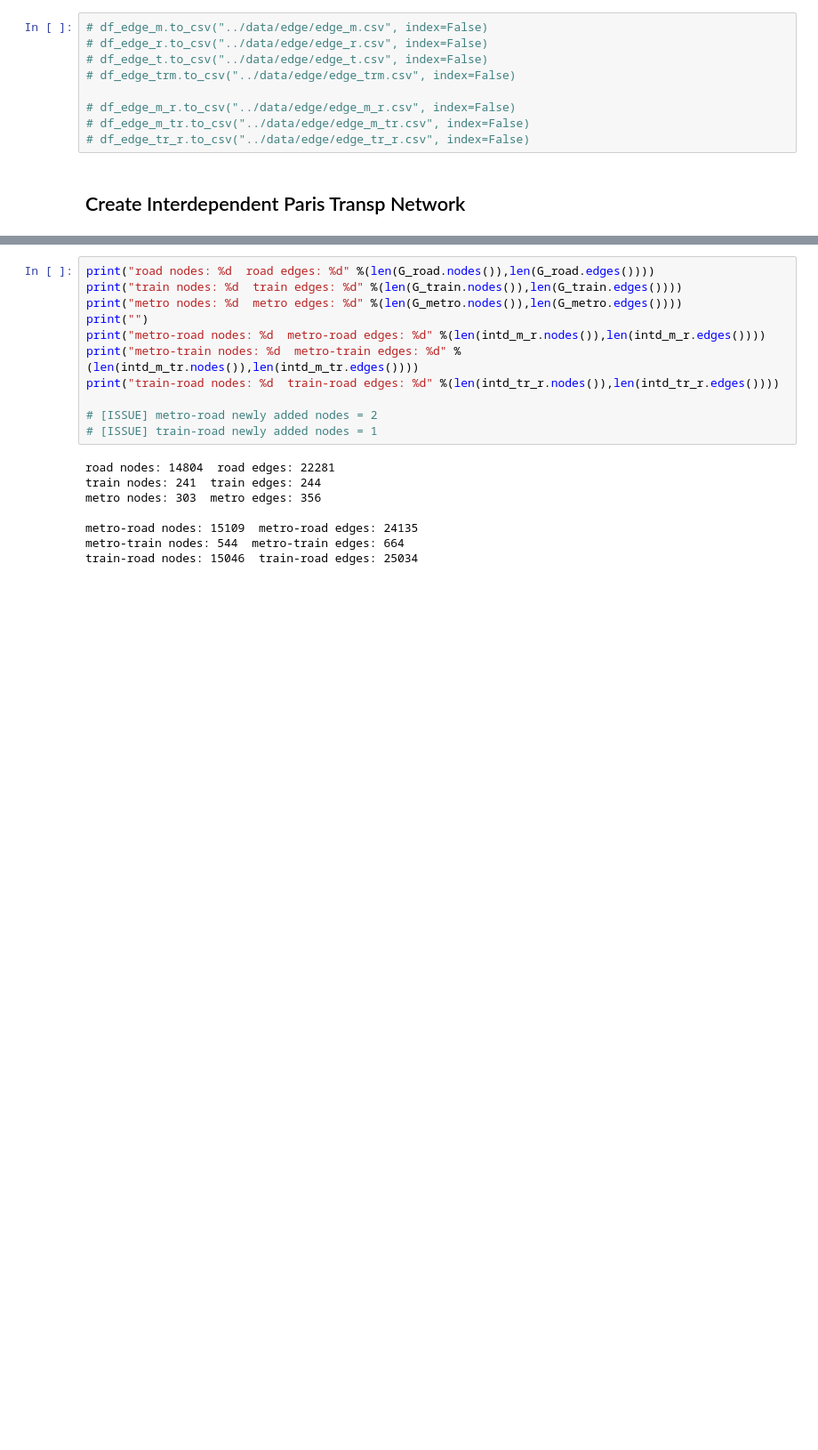
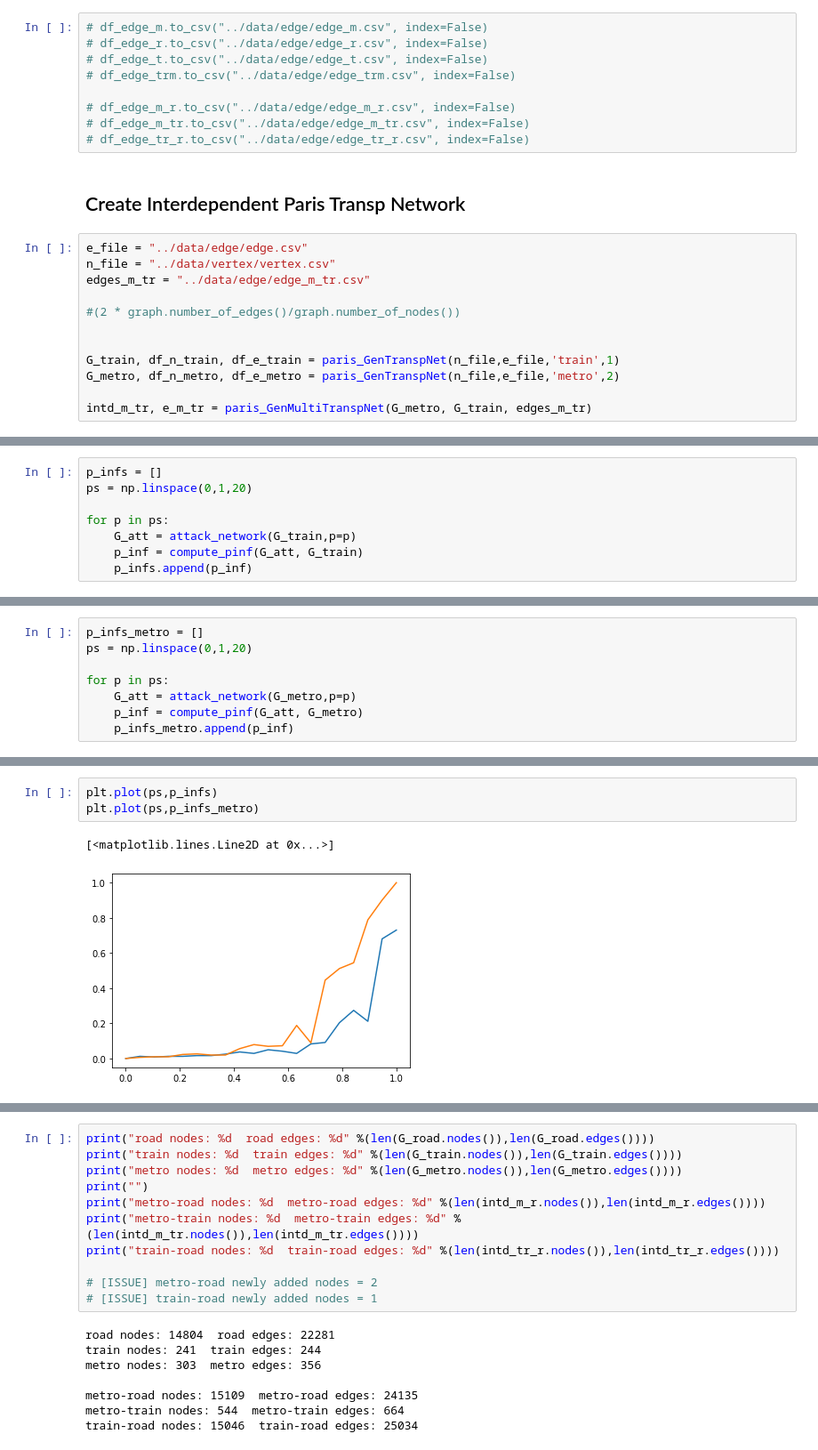
Before and after one commit to pbonazzi/network-cascade-failure, a Jupyter notebook: notebooks/gen_realnet.ipynb, the cells around one changed output, grey strips where cells are left out. Shown at 89% size. Drawn from its saved outputs; the diff is of its cells as text; blank space fills up the shorter version.

```diff
--- a/notebooks/gen_realnet.ipynb
+++ b/notebooks/gen_realnet.ipynb
@@ -95,3 +97,15 @@ train-road edges:  (2509, 8)
 # df_edge_tr_r.to_csv("../data/edge/edge_tr_r.csv", index=False)
 # %% [markdown]
 ## Create Interdependent Paris Transp Network
+# %%
+e_file = "../data/edge/edge.csv"
+n_file = "../data/vertex/vertex.csv"
+edges_m_tr = "../data/edge/edge_m_tr.csv"
+
+#(2 * graph.number_of_edges()/graph.number_of_nodes())
+
+
+G_train, df_n_train, df_e_train = paris_GenTranspNet(n_file,e_file,'train',1)
+G_metro, df_n_metro, df_e_metro = paris_GenTranspNet(n_file,e_file,'metro',2)
+
+intd_m_tr, e_m_tr = paris_GenMultiTranspNet(G_metro, G_train, edges_m_tr)
@@ -97,0 +143,8 @@ train-road edges:  (2509, 8)
+# %%
+p_infs = []
+ps = np.linspace(0,1,20)
+
+for p in ps:
+    G_att = attack_network(G_train,p=p)
+    p_inf = compute_pinf(G_att, G_train)
+    p_infs.append(p_inf)
@@ -97,0 +169,8 @@ train-road edges:  (2509, 8)
+# %%
+p_infs_metro = []
+ps = np.linspace(0,1,20)
+
+for p in ps:
+    G_att = attack_network(G_metro,p=p)
+    p_inf = compute_pinf(G_att, G_metro)
+    p_infs_metro.append(p_inf)
@@ -98,3 +195,9 @@ train-road edges:  (2509, 8)
+# %%
+plt.plot(ps,p_infs)
+plt.plot(ps,p_infs_metro)
+# %% [output]
+[<matplotlib.lines.Line2D at 0x...>]
+[figure, added]
 # %%
 G_road, df_n_road, df_e_road = paris_GenTranspNet(n_file,e_file,'road',0)
 G_train, df_n_train, df_e_train = paris_GenTranspNet(n_file,e_file,'train',1)
```
Also changed, not shown: parts of 7 cells of this notebook, 1 other file.
